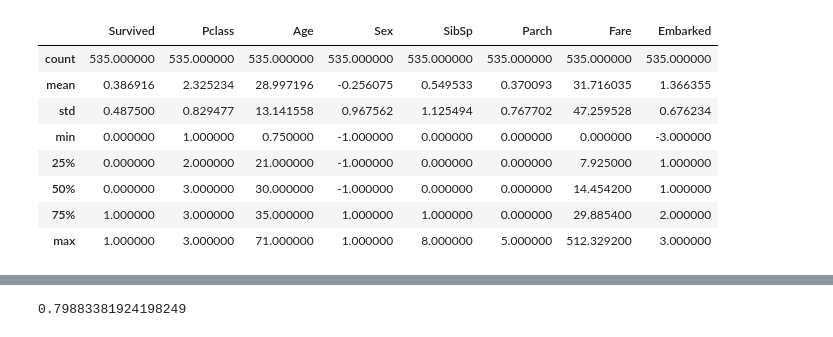
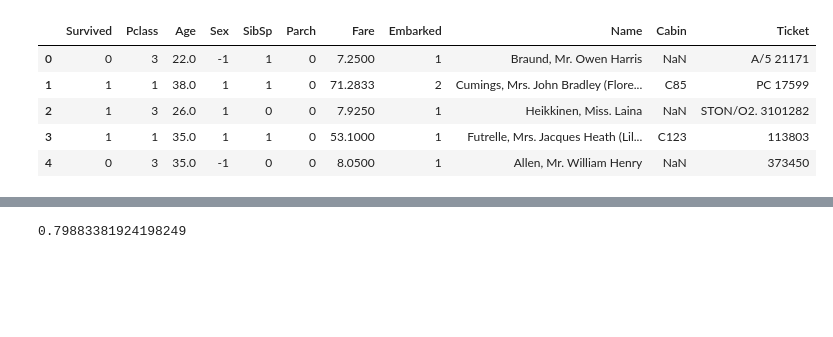
Before and after one commit to badGarnet/titanic_survive, a Jupyter notebook: scratch pad.ipynb, the cells around one changed output, grey strips where cells are left out. Saved outputs shown, nothing was run; the diff lists cells and outputs as text; code cells hidden in the pictures; blank space fills up the shorter version.

Commit message:
analysis on cabin
updated analysis with discussion on Cabin information.

```diff
--- a/LG notes.ipynb
+++ b/scratch pad.ipynb
@@ -1,19 +1,17 @@
 # %%
 import scipy.optimize as scop
 import titanic_project as titan
 import numpy as np
 import matplotlib.pyplot as plt
 
-features = ['Survived', 'Pclass', 'Age', 'Sex', 'SibSp', 'Parch', 'Fare','Embarked','Name']
+features = ['Survived', 'Pclass', 'Age', 'Sex', 'SibSp', 'Parch', 'Fare','Embarked','Name', 'Cabin', 'Ticket']
 datain = titan.readdata('train.csv', 0.6, 0.6, features)
-datain['train'].describe()
+trainset = datain['train']
+trainset.head()
 # %% [output]
-|  | Survived | Pclass | Age | Sex | SibSp | Parch | Fare | Embarked |
-| count | 535.000000 | 535.000000 | 535.000000 | 535.000000 | 535.000000 | 535.000000 | 535.000000 | 535.000000 |
-| mean | 0.386916 | 2.325234 | 28.997196 | -0.256075 | 0.549533 | 0.370093 | 31.716035 | 1.366355 |
-| std | 0.487500 | 0.829477 | 13.141558 | 0.967562 | 1.125494 | 0.767702 | 47.259528 | 0.676234 |
-| min | 0.000000 | 1.000000 | 0.750000 | -1.000000 | 0.000000 | 0.000000 | 0.000000 | -3.000000 |
-| 25% | 0.000000 | 2.000000 | 21.000000 | -1.000000 | 0.000000 | 0.000000 | 7.925000 | 1.000000 |
-| 50% | 0.000000 | 3.000000 | 30.000000 | -1.000000 | 0.000000 | 0.000000 | 14.454200 | 1.000000 |
-| 75% | 1.000000 | 3.000000 | 35.000000 | 1.000000 | 1.000000 | 0.000000 | 29.885400 | 2.000000 |
-| max | 1.000000 | 3.000000 | 71.000000 | 1.000000 | 8.000000 | 5.000000 | 512.329200 | 3.000000 |
+|  | Survived | Pclass | Age | Sex | SibSp | Parch | Fare | Embarked | Name | Cabin | Ticket |
+| 0 | 0 | 3 | 22.0 | -1 | 1 | 0 | 7.2500 | 1 | Braund, Mr. Owen Harris | NaN | A/5 21171 |
+| 1 | 1 | 1 | 38.0 | 1 | 1 | 0 | 71.2833 | 2 | Cumings, Mrs. John Bradley (Flore... | C85 | PC 17599 |
+| 2 | 1 | 3 | 26.0 | 1 | 0 | 0 | 7.9250 | 1 | Heikkinen, Miss. Laina | NaN | STON/O2. 3101282 |
+| 3 | 1 | 1 | 35.0 | 1 | 1 | 0 | 53.1000 | 1 | Futrelle, Mrs. Jacques Heath (Lil... | C123 | 113803 |
+| 4 | 0 | 3 | 35.0 | -1 | 0 | 0 | 8.0500 | 1 | Allen, Mr. William Henry | NaN | 373450 |
```
Also changed, not shown: parts of 12 cells of this notebook, 1 other file.
